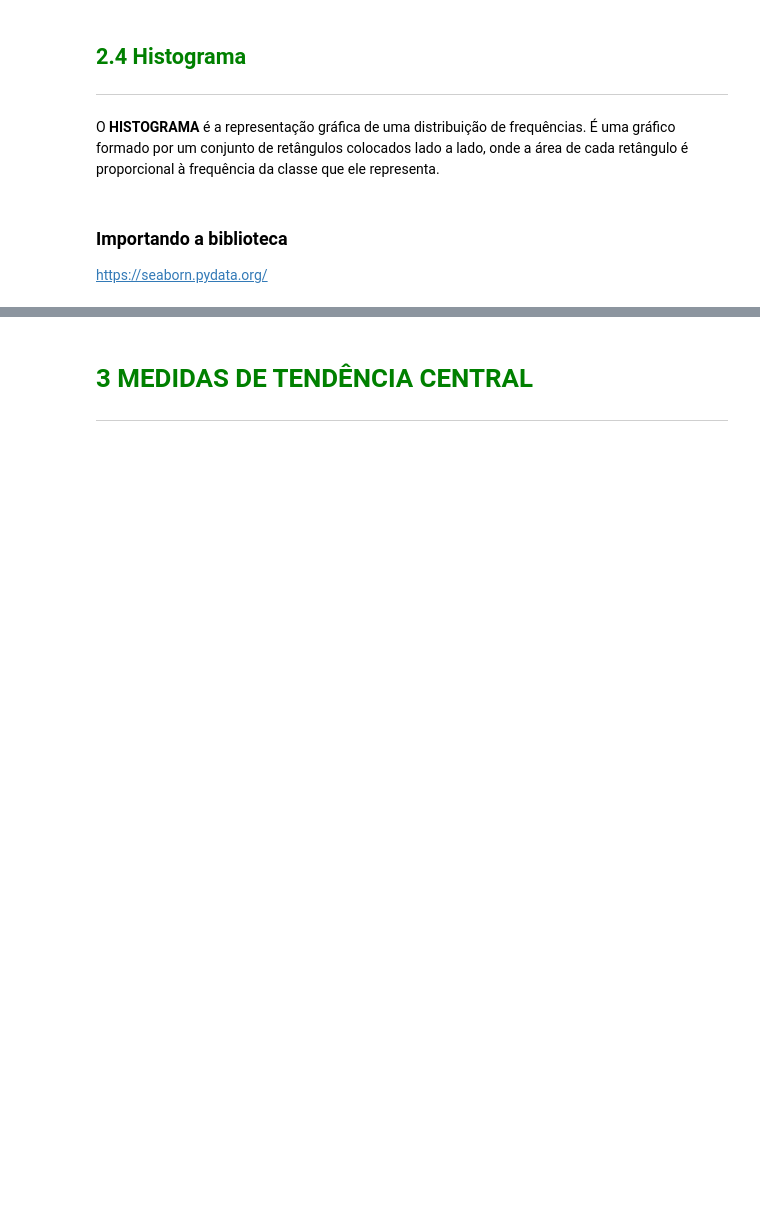
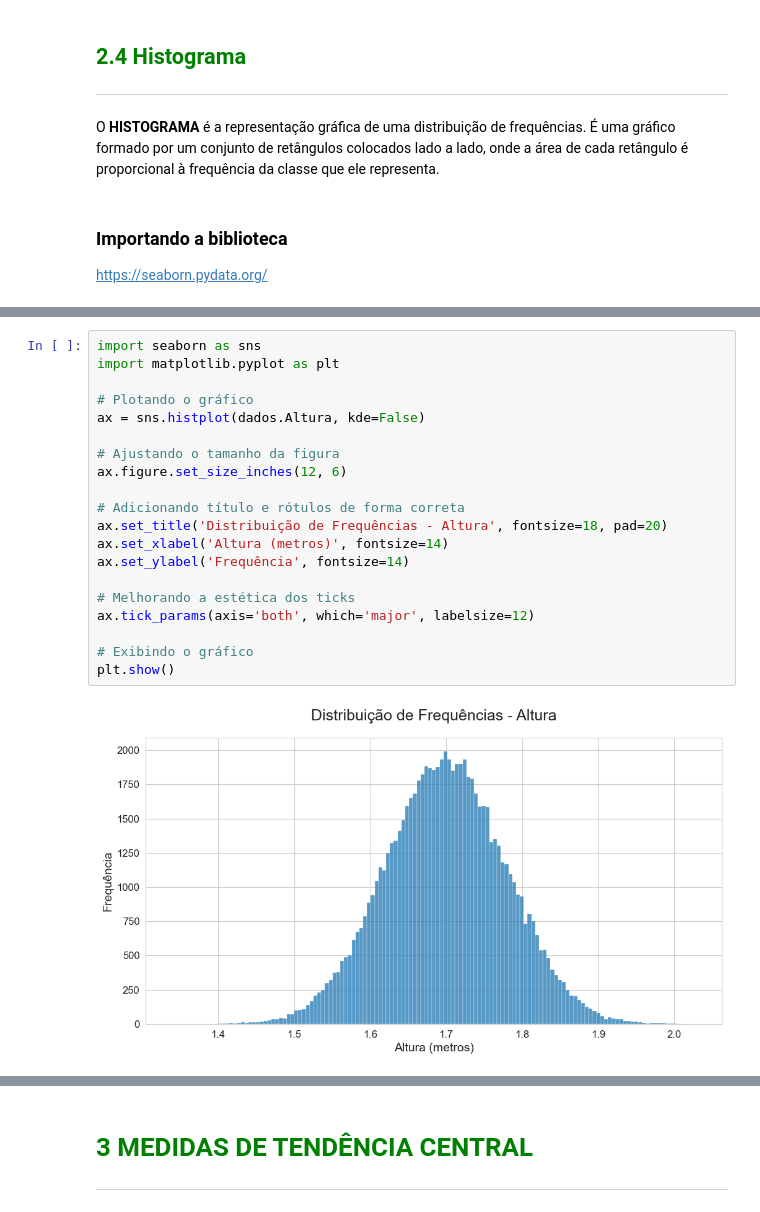
Before and after one commit to RPdatascience819/Curso_basico_estats, a Jupyter notebook: Curso_de_Estatística_Parte_1.ipynb, the cells around one changed output, grey strips where cells are left out. Saved outputs shown, nothing was run; the diff lists cells and outputs as text; blank space fills up the shorter version.

```diff
--- a/Curso_de_Estatística_Parte_1.ipynb
+++ b/Curso_de_Estatística_Parte_1.ipynb
@@ -493,0 +505,22 @@ https://seaborn.pydata.org/
+# %%
+import seaborn as sns
+import matplotlib.pyplot as plt
+
+# Plotando o gráfico
+ax = sns.histplot(dados.Altura, kde=False)
+
+# Ajustando o tamanho da figura
+ax.figure.set_size_inches(12, 6)
+
+# Adicionando título e rótulos de forma correta
+ax.set_title('Distribuição de Frequências - Altura', fontsize=18, pad=20)
+ax.set_xlabel('Altura (metros)', fontsize=14)
+ax.set_ylabel('Frequência', fontsize=14)
+
+# Melhorando a estética dos ticks
+ax.tick_params(axis='both', which='major', labelsize=12)
+
+# Exibindo o gráfico
+plt.show()
+# %% [output]
+[figure, added]
```
Also changed, not shown: parts of 4 cells of this notebook.
